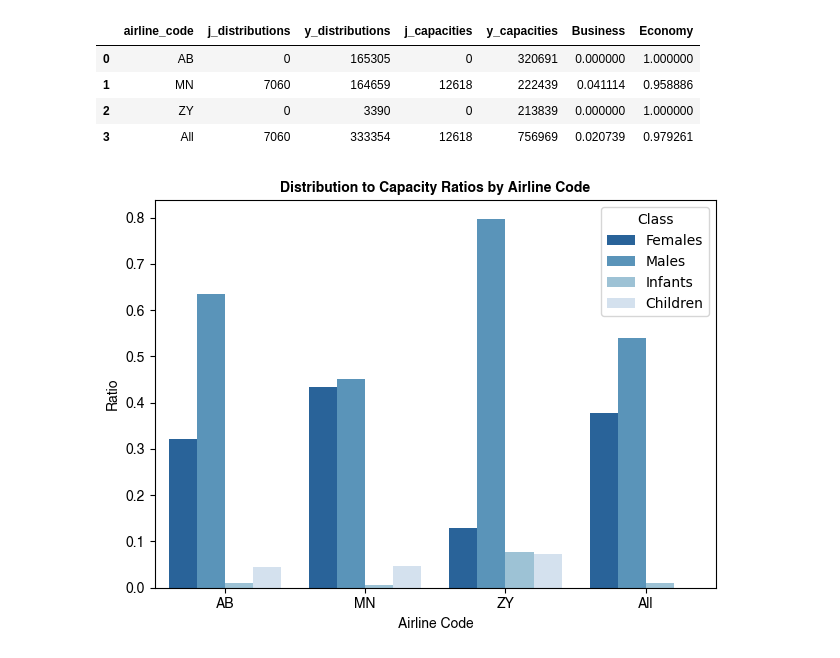
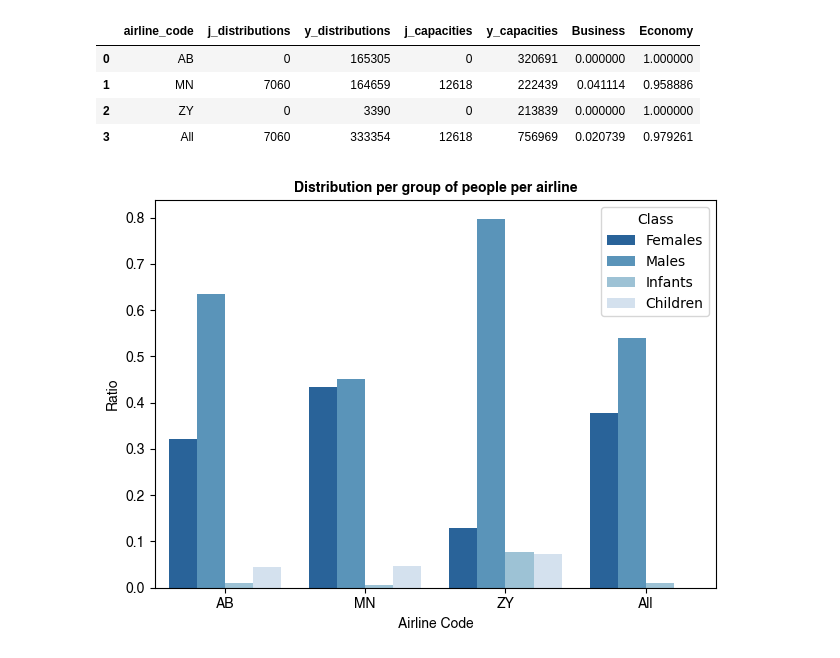
Before and after one commit to aref-hasan/aircraft_load, a Jupyter notebook: visualization/pax_viz.ipynb, the cells around one changed output. Saved outputs shown, nothing was run; the diff lists cells and outputs as text; code cells hidden in the pictures.

```diff
--- a/visualization/pax_viz.ipynb
+++ b/visualization/pax_viz.ipynb
@@ -134,33 +134,33 @@ persons_ratio["Infants"] = persons_ratio["infants"] / persons_ratio["total_pax"]
 other_data = data_modified[["females", "males", "infants", "children", "total_pax"]].copy()
 other_data = other_data.sum(axis=0).to_frame().T
 other_data['airline_code'] = 'All'
 other_data["Females"] = other_data["females"] / other_data["total_pax"]
 other_data["Males"] = other_data["males"] / other_data["total_pax"]
 other_data["Childdren"] = other_data["children"] / other_data["total_pax"]
 other_data["Infants"] = other_data["infants"] / other_data["total_pax"]
 
 
 persons_ratio = persons_ratio.reset_index()
 persons_ratio = pd.concat([persons_ratio, other_data], ignore_index=True)
 
 
 
 # Melt the DataFrame to long format for Seaborn plotting
 data_melted = pd.melt(persons_ratio, id_vars='airline_code', value_vars=['Females', 'Males', 'Infants', 'Children'],
                       var_name='Class', value_name='Ratio')
 
 
 # Plot the ratios using Seaborn
 sns.barplot(x='airline_code', y='Ratio', hue='Class', data=data_melted, palette='Blues_r')
-plt.title('Distribution to Capacity Ratios by Airline Code', fontproperties=bold_font)
+plt.title('Distribution per group of people per airline', fontproperties=bold_font)
 plt.xlabel('Airline Code', fontproperties=normal_font)
 plt.ylabel('Ratio', fontproperties=normal_font)
 plt.legend(title='Class')
 plt.xticks(rotation=0)
 plt.xticks(fontproperties=normal_font);
 plt.yticks(fontproperties=normal_font);
 plt.tight_layout()
-plt.savefig(f"{VISUALIZATION_PATH}Persons Ratios by Airline Cod.svg")
+plt.savefig(f"{VISUALIZATION_PATH}Distribution per group of people per airline.svg")
 plt.show()
 # %% [output]
-[figure, old version]
+[figure, new version]
```
Also changed, not shown: parts of 2 cells of this notebook, 3 other files.
